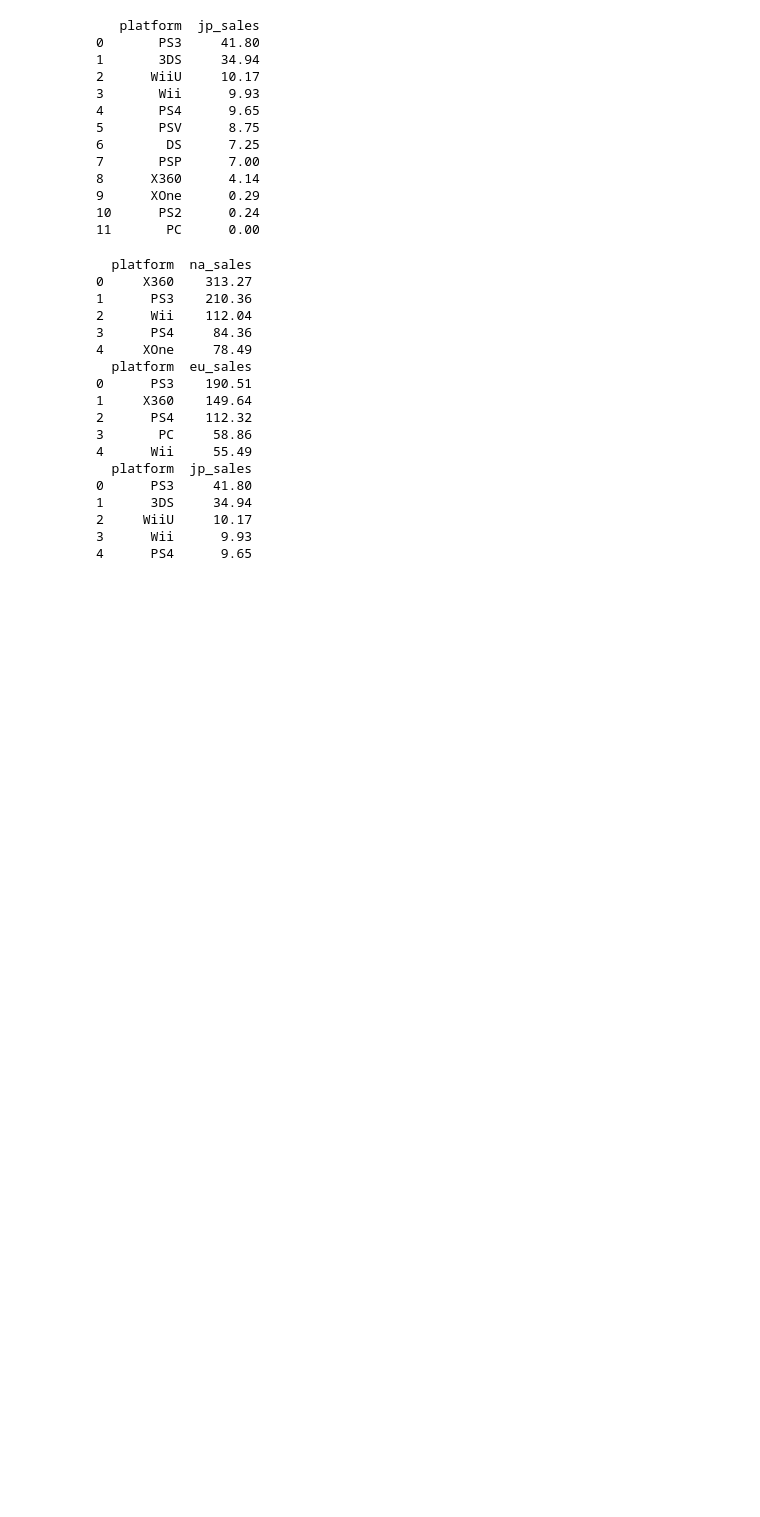
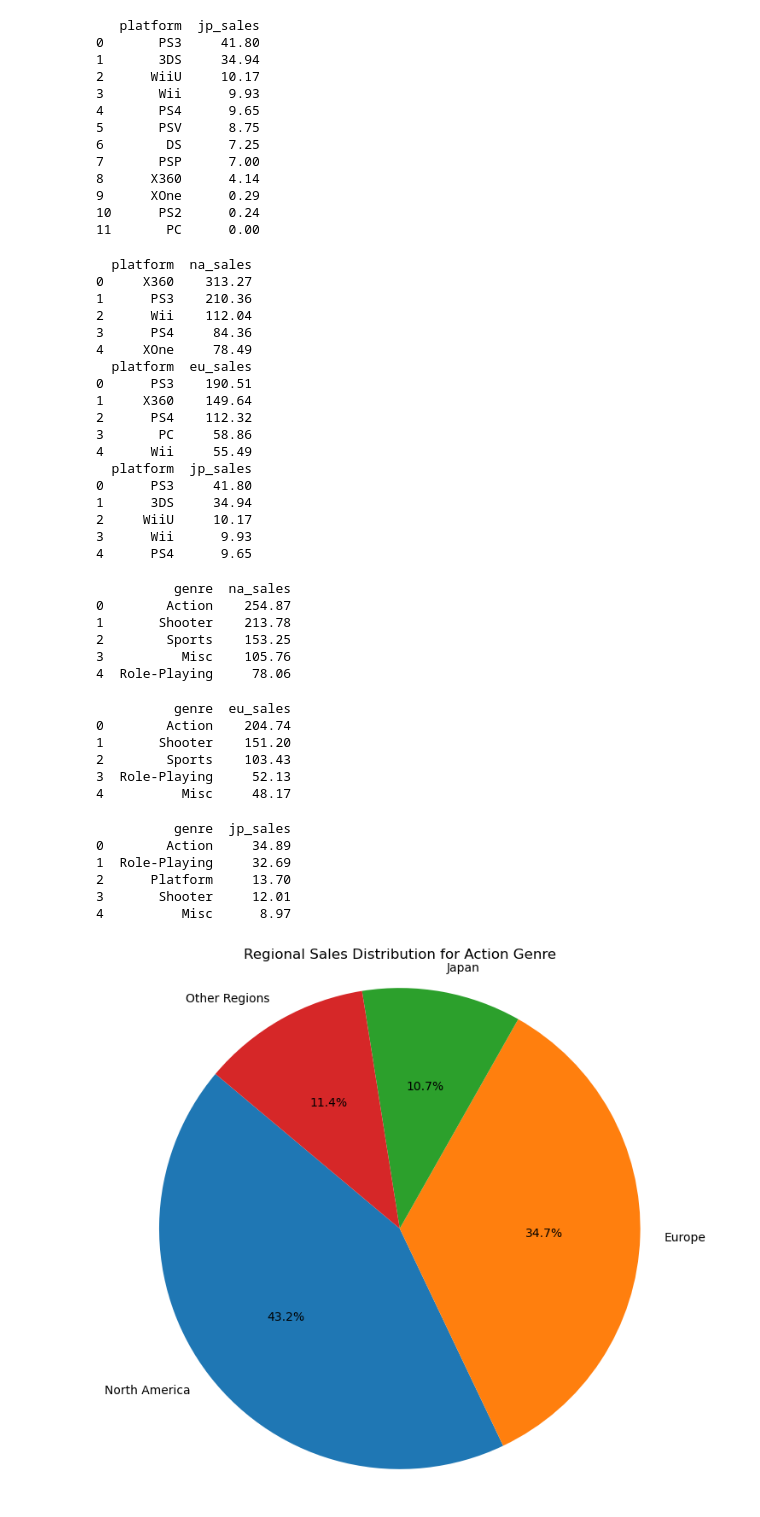
Before and after one commit to michav95/Integrated-Project-1, a Jupyter notebook: notebooks/EDA.ipynb, the cells around one changed output. Saved outputs shown, nothing was run; the diff lists cells and outputs as text; code cells hidden in the pictures; blank space fills up the shorter version.

Commit message:
region genre popularity

```diff
--- a/notebooks/EDA.ipynb
+++ b/notebooks/EDA.ipynb
@@ -1242,3 +1242,44 @@ print(platform_jp_pop.head(5))
 # Only NA had popularity for the XOne platform, but the X360 was popular in both NA and EU (NA had the higher popularity with sales at 313.27 USD Millions) but not in JP.
 # Only EU had popularity for the PC platform.
 # Only JP had popularity for the 3DS and WiiU platforms.
+# %%
+# Examine the top 5 gaming genres for each region
+
+# NA genres
+genre_na_pop = na_data.groupby(['genre'])['na_sales'].sum().sort_values(ascending=False).reset_index()
+
+# Display data
+print(genre_na_pop.head(5))
+# %% [output]
+          genre  na_sales
+0        Action    254.87
+1       Shooter    213.78
+2        Sports    153.25
+3          Misc    105.76
+4  Role-Playing     78.06
+# %%
+# EU genre
+genre_eu_pop = eu_data.groupby(['genre'])['eu_sales'].sum().sort_values(ascending=False).reset_index()
+
+# Display data
+print(genre_eu_pop.head(5))
+# %% [output]
+          genre  eu_sales
+0        Action    204.74
+1       Shooter    151.20
+2        Sports    103.43
+3  Role-Playing     52.13
+4          Misc     48.17
+# %%
+# JP platforms
+genre_jp_pop = jp_data.groupby(['genre'])['jp_sales'].sum().sort_values(ascending=False).reset_index()
+
+# Display data
+print(genre_jp_pop.head(5))
+# %% [output]
+          genre  jp_sales
+0        Action     34.89
+1  Role-Playing     32.69
+2      Platform     13.70
+3       Shooter     12.01
+4          Misc      8.97
@@ -1244,0 +1288,24 @@ print(platform_jp_pop.head(5))
+# %%
+# Visualization to display the portions of sales each region had for these top 5 genres
+
+# Filter data for the specific genre
+action_genre_data = DF_new_sorted[DF_new_sorted['genre'] == 'Action']
+
+# Sum sales across regions for Action genre
+na_action_sales = action_genre_data['na_sales'].sum()
+eu_action_sales = action_genre_data['eu_sales'].sum()
+jp_action_sales = action_genre_data['jp_sales'].sum()
+other_action_sales = action_genre_data['other_sales'].sum()
+
+# Prep data for pie chart
+action_sales_data = [na_action_sales, eu_action_sales, jp_action_sales, other_action_sales]
+regions = ['North America', 'Europe', 'Japan', 'Other Regions']
+
+# Create Pie Chart
+plt.figure(figsize=(8, 8))
+plt.pie(action_sales_data, labels=regions, autopct='%1.1f%%', startangle=140)
+plt.title('Regional Sales Distribution for Action Genre')
+plt.axis('equal')
+plt.show()
+# %% [output]
+[figure, added]
```
Also changed, not shown: parts of 11 cells of this notebook.
